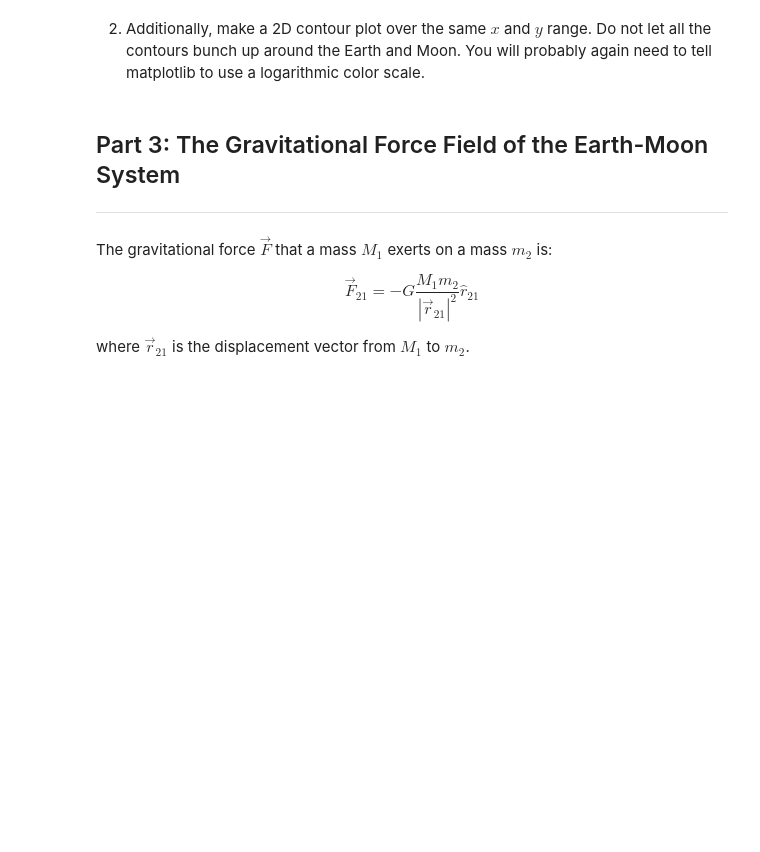
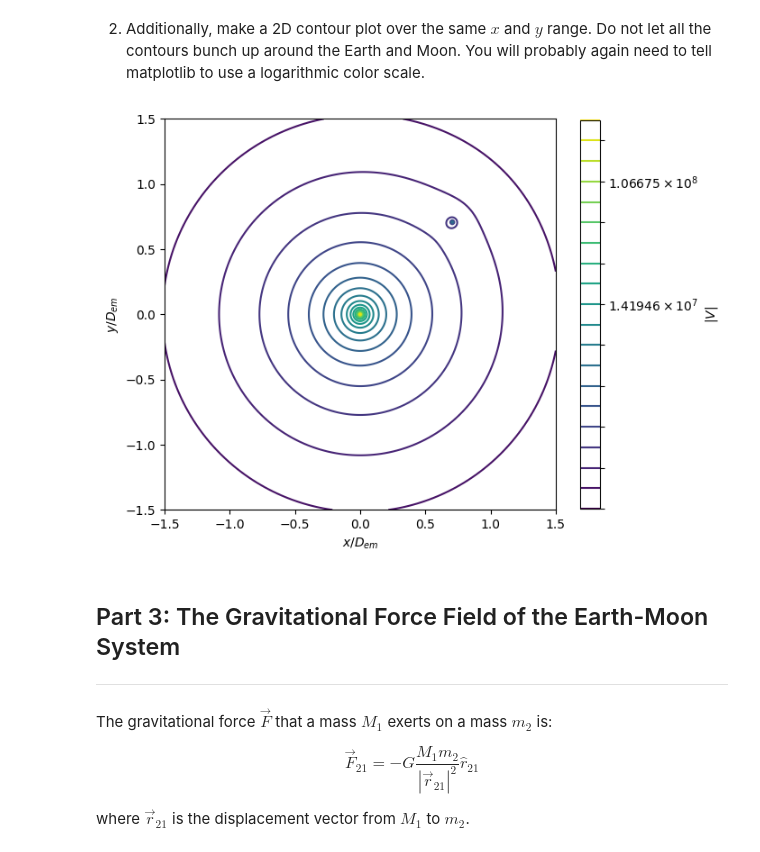
Before and after one commit to mcmulaz/PHYS265-spring26, a Jupyter notebook: Lab1/lab1.ipynb, the cells around one changed output. Cells and saved outputs as stored; diff of their text form; code cells hidden in the pictures; blank space fills up the shorter version.

```diff
--- a/Lab1/lab1.ipynb
+++ b/Lab1/lab1.ipynb
@@ -121,6 +177,47 @@ of the gravitational potential of the combined Earth-Moon system.
 2. Additionally, make a 2D contour plot over the same $x$ and $y$ range.
 Do not let all the contours bunch up around the Earth and Moon.
 You will probably again need to tell matplotlib to use a logarithmic color scale.
+# %%
+import numpy as np
+import matplotlib.pyplot as plt
+from matplotlib.colors import LogNorm
+
+x = np.linspace(-1.5 * D_em, 1.5 * D_em, 600)
+y = np.linspace(-1.5 * D_em, 1.5 * D_em, 600)
+
+x_grid, y_grid = np.meshgrid(x, y)
+
+V_earth = np.abs(Pot(0, 0, x_grid, y_grid, M_earth))
+V_moon = np.abs(Pot(D_em/np.sqrt(2), D_em/np.sqrt(2), x_grid, y_grid, M_moon))
+V_tot = V_earth + V_moon
+
+# choose log-spaced contour levels
+vmin = np.nanmin(V_tot[V_tot > 0])
+vmax = np.nanmax(V_tot)
+levels = np.geomspace(vmin, vmax, 20)
+
+fig, ax = plt.subplots(figsize=(7,7))
+
+contour = ax.contour(
+    x_grid / D_em,
+    y_grid / D_em,
+    V_tot,
+    levels=levels,
+    norm=LogNorm(vmin=vmin, vmax=vmax),
+    cmap="viridis"
+)
+
+
+cbar = fig.colorbar(contour, ax=ax, shrink=0.8)
+cbar.set_label(r"$|V|$")
+
+ax.set_aspect("equal")
+ax.set_xlabel(r"$x/D_{em} $")
+ax.set_ylabel(r"$y/D_{em} $")
+
+plt.show()
+# %% [output]
+[figure, added]
 # %% [markdown]
 ## Part 3: The Gravitational Force Field of the Earth-Moon System
 ----
```
Also changed, not shown: parts of 12 cells of this notebook.
